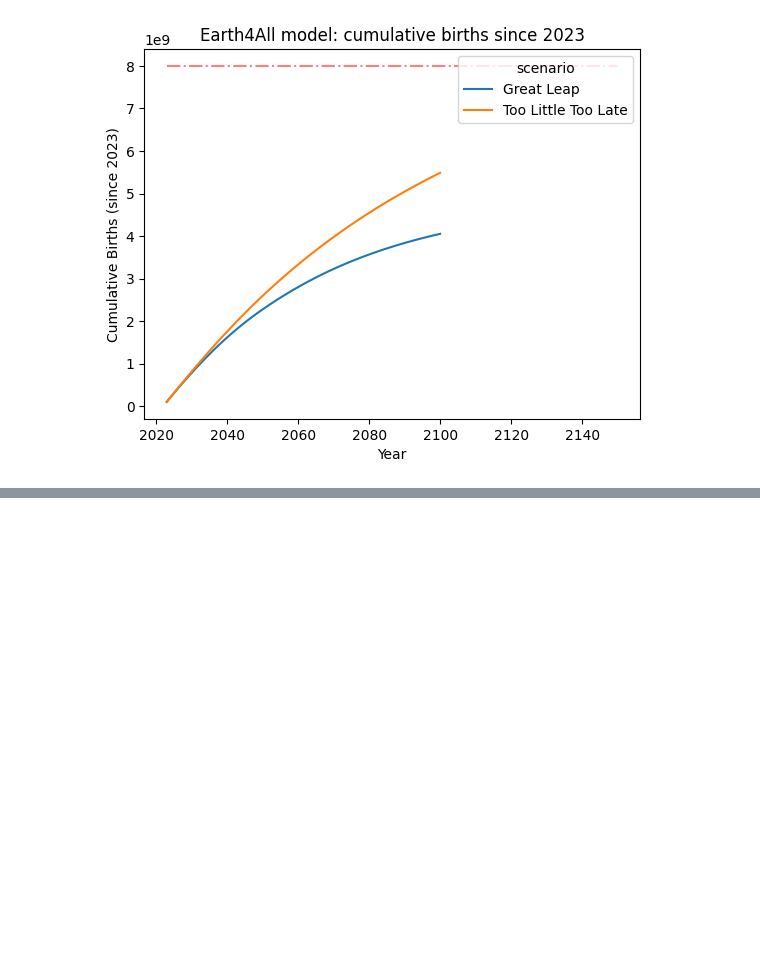
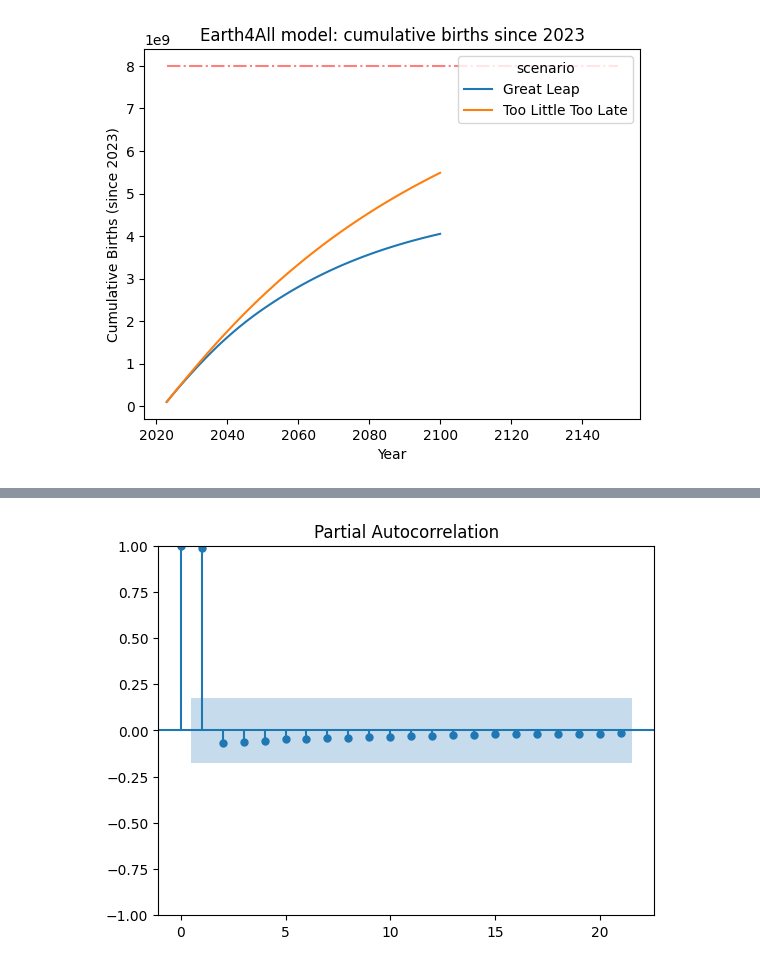
Before and after one commit to Niallfealty/n8b_un_foundation, a Jupyter notebook: model_analysis/exploratory/notebooks/initial_results/ComputeN8B.ipynb, the cells around one changed output, grey strips where cells are left out. Cells and saved outputs as stored; diff of their text form; code cells hidden in the pictures; blank space fills up the shorter version.

```diff
--- a/model_analysis/exploratory/notebooks/initial_results/ComputeN8B.ipynb
+++ b/model_analysis/exploratory/notebooks/initial_results/ComputeN8B.ipynb
@@ -460,0 +471,6 @@ plt.show()
+# %%
+plt.close()
+plot_pacf(df_e4a[df_e4a.scenario=="Too Little Too Late"].Births)
+plt.show()
+# %% [output]
+[figure, added]
```
Also changed, not shown: parts of 9 cells of this notebook, 2 other files.
